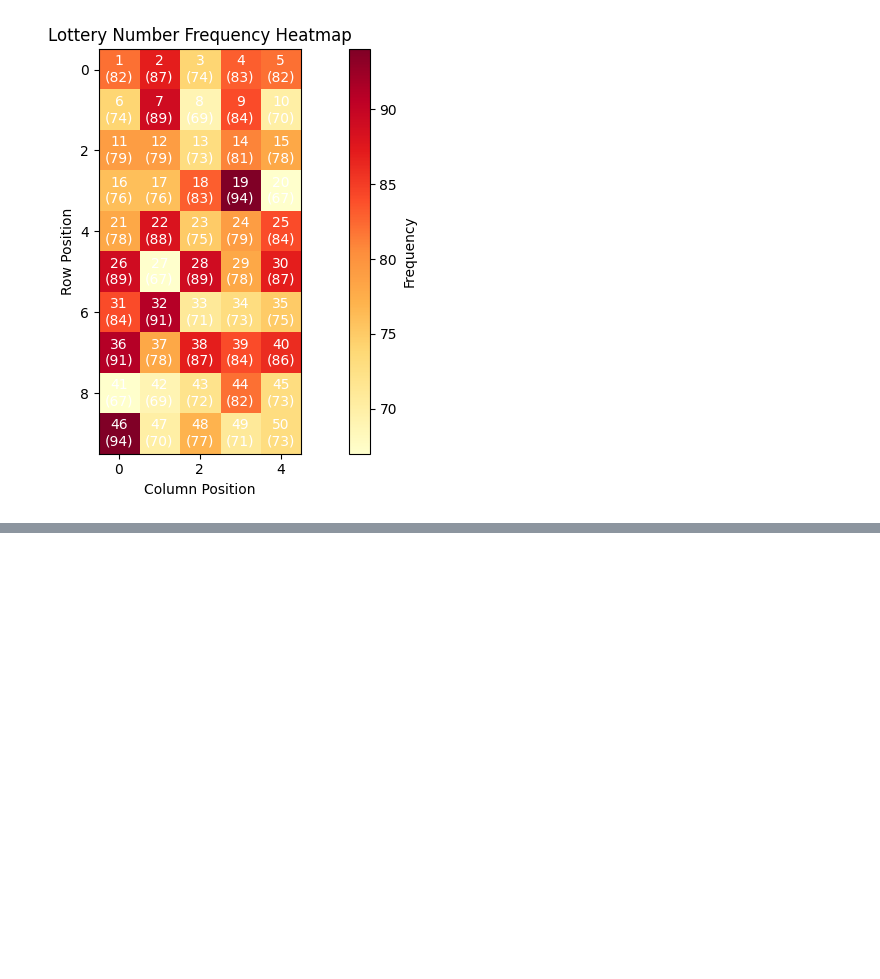
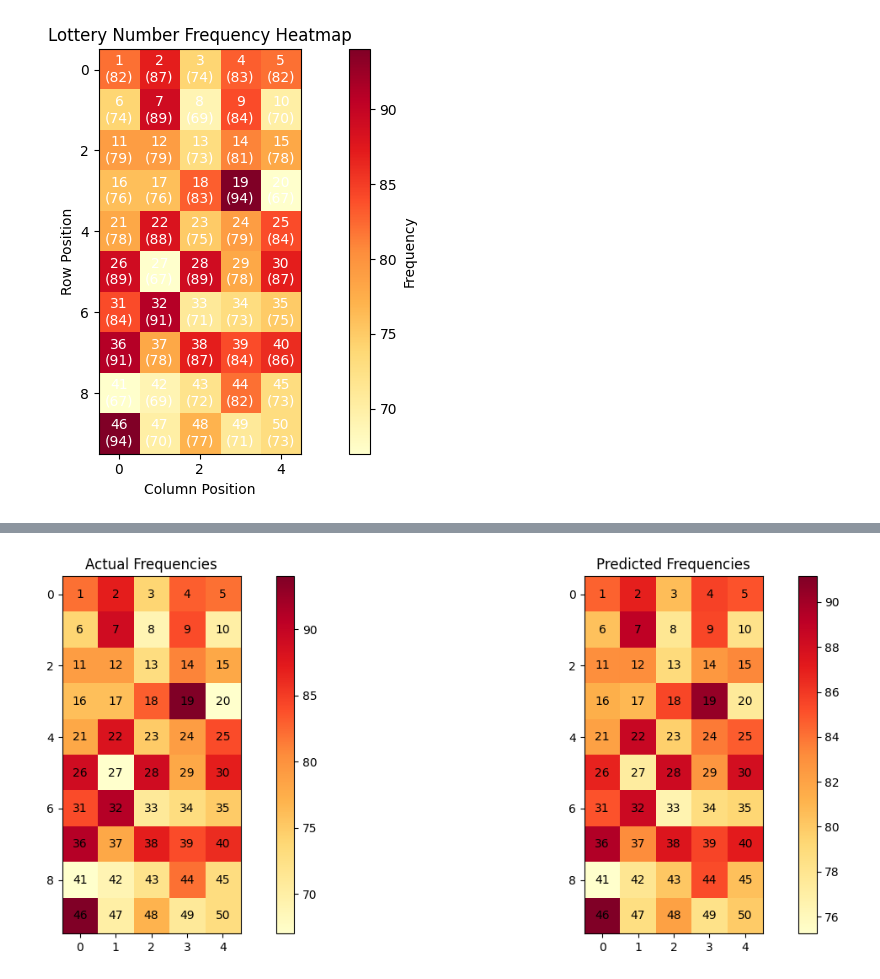
Before and after one commit to gh0stintheshe11/Lotto-Max-Bot, a Jupyter notebook: dev.ipynb, the cells around one changed output, grey strips where cells are left out. Drawn from its saved outputs; the diff is of its cells as text; code cells hidden in the pictures; blank space fills up the shorter version.

```diff
--- a/dev.ipynb
+++ b/dev.ipynb
@@ -1284,0 +1131,75 @@ Number | Probability
+# %%
+def predict_frequencies(model, freq_data, grid_positions, scaler):
+    """Make predictions using the trained model"""
+    X_test, _ = prepare_cnn_data(freq_data, grid_positions, window_size=3)
+    scaled_predictions = model.predict(X_test)
+
+    # Inverse transform the scaled predictions
+    predictions = scaler.inverse_transform(scaled_predictions.reshape(-1, 1)).ravel()
+
+    # Reshape predictions back to grid
+    pred_grid = np.zeros((10, 5))
+    idx = 0
+    for i in range(10):
+        for j in range(5):
+            if idx < len(predictions):
+                pred_grid[i, j] = predictions[idx]
+                idx += 1
+
+    return pred_grid
+
+# Create heatmap data for actual frequencies
+heatmap_data = np.zeros((10, 5))
+for number, freq in freq_data.items():
+    row, col = grid_positions[number]
+    heatmap_data[row-1, col-1] = freq
+
+# Make predictions
+predicted_frequencies = predict_frequencies(cnn_model, freq_data, grid_positions, scaler)
+
+# Plot actual vs predicted
+fig, (ax1, ax2) = plt.subplots(1, 2, figsize=(15, 5))
+
+# Plot actual frequencies
+im1 = ax1.imshow(heatmap_data, cmap='YlOrRd')
+ax1.set_title('Actual Frequencies')
+plt.colorbar(im1, ax=ax1)
+
+# Add number labels to the first heatmap
+for i in range(10):
+    for j in range(5):
+        number = i * 5 + j + 1
+        if number <= 50:
+            ax1.text(j, i, str(number), ha='center', va='center')
+
+# Plot predicted frequencies
+im2 = ax2.imshow(predicted_frequencies, cmap='YlOrRd')
+ax2.set_title('Predicted Frequencies')
+plt.colorbar(im2, ax=ax2)
+
+# Add number labels to the second heatmap
+for i in range(10):
+    for j in range(5):
+        number = i * 5 + j + 1
+        if number <= 50:
+            ax2.text(j, i, str(number), ha='center', va='center')
+
+plt.tight_layout()
+plt.show()
+
+# Print some statistics
+mse = np.mean((heatmap_data - predicted_frequencies) ** 2)
+mae = np.mean(np.abs(heatmap_data - predicted_frequencies))
+print(f"Mean Squared Error: {mse:.2f}")
+print(f"Mean Absolute Error: {mae:.2f}")
+
+# Find top 10 predicted numbers
+flat_predictions = predicted_frequencies.flatten()
+top_indices = np.argsort(flat_predictions)[-10:][::-1]
+top_numbers = [i + 1 for i in top_indices]
+top_frequencies = flat_predictions[top_indices]
+
+print("\nTop 10 Predicted Numbers:")
+for num, freq in zip(top_numbers, top_frequencies):
+    print(f"Number {num}: {freq:.2f}")
+# %% [output]
@@ -1284,0 +1207 @@ Number | Probability
+[figure, added]
```
Also changed, not shown: parts of 2 cells of this notebook, 4 other files.
